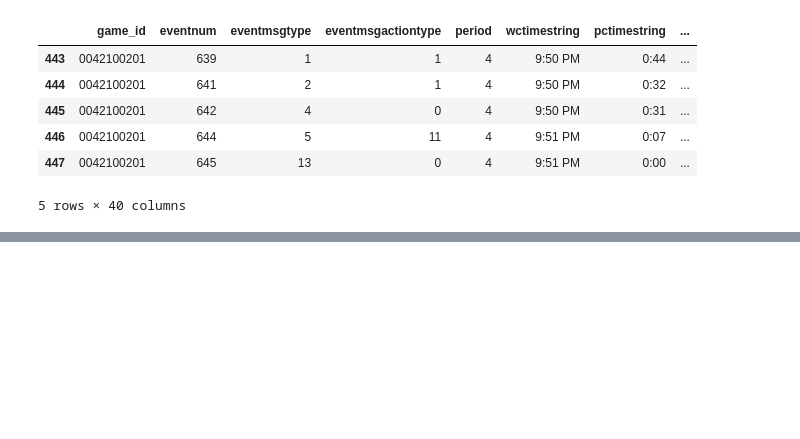
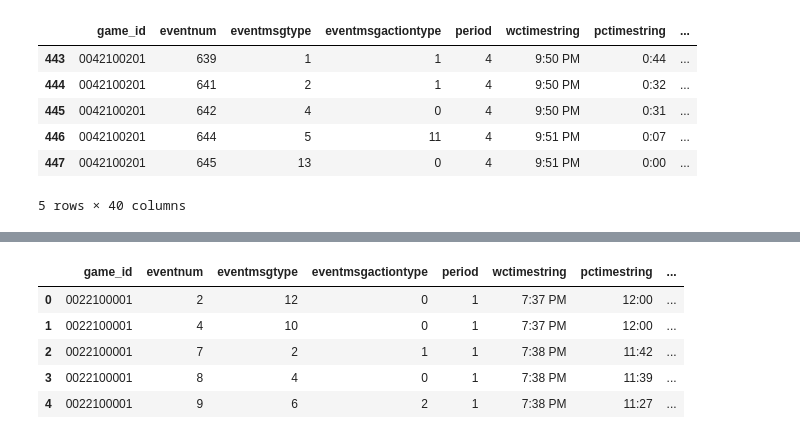
Before and after one commit to RohanChat/nba-mvp, a Jupyter notebook: models/model1/preprocessing.ipynb, the cells around one changed output, grey strips where cells are left out. Saved outputs shown, nothing was run; the diff lists cells and outputs as text; code cells hidden in the pictures; blank space fills up the shorter version.

```diff
--- a/models/model1/preprocessing.ipynb
+++ b/models/model1/preprocessing.ipynb
@@ -305,0 +322,18 @@ KeyboardInterrupt:
+# %%
+# pull all of the game_ids from ../../data/nba_csv/pbp/pbpYEAR.csv
+pbp = pd.read_csv("../../data/nba_csv/pbp/pbp2022.csv")
+unique_game_ids = pbp['gameid'].unique()
+total_games = len(unique_game_ids)
+all_chunked_pbp = []
+
+# chunk and add scores for all data in the pbp for the given year
+for i, game_id in enumerate(unique_game_ids):
+    # Manual progress tracking with clear output
+    print(f"Processing game {i+1}/{total_games}: {game_id}", end="\r")
+    sys.stdout.flush()
+
+    chunked_pbp = get_play_by_play_in_chunks(game_id)
+    chunked_pbp_scores = add_scores_to_pbp(chunked_pbp)
+    all_chunked_pbp.append(chunked_pbp_scores)
+
+print("\nProcessing complete!                ")  # Clear the progress line
@@ -305,0 +343,66 @@ KeyboardInterrupt:
+# %%
+import sys
+
+# First, check if we have game IDs
+pbp = pd.read_csv("../../data/nba_csv/pbp/pbp2022.csv")
+unique_game_ids = pbp['gameid'].unique()
+print(f"Found {len(unique_game_ids)} unique game IDs")
+
+
+# Format the game IDs by adding "00" prefix to each ID
+unique_game_ids = ["00" + str(game_id) for game_id in unique_game_ids]
+print(f"Modified first game ID: {unique_game_ids[0]} (original format was without '00' prefix)")
+total_games = len(unique_game_ids)
+successful_games = 0
+failed_games = 0
+failed_ids = []
+all_chunked_pbp = []
+
+for i, game_id in enumerate(unique_game_ids):
+    print(f"Processing game {i+1}/{total_games}: {game_id}", end="\r")
+    sys.stdout.flush()
+
+    try:
+        # Get the chunked play by play data
+        chunked_pbp = get_play_by_play_in_chunks(game_id)
+
+        # Check if we got a DataFrame back
+        if isinstance(chunked_pbp, pd.DataFrame):
+            print(f"\nGame {game_id}: Got DataFrame with {len(chunked_pbp)} rows")
+
+            # Try to add scores
+            try:
+                chunked_pbp_scores = add_scores_to_pbp(chunked_pbp)
+                print(f"Added scores successfully. Result has {len(chunked_pbp_scores)} rows")
+                all_chunked_pbp.append(chunked_pbp_scores)
+                successful_games += 1
+            except Exception as e:
+                print(f"\nError adding scores for game {game_id}: {str(e)}")
+                failed_games += 1
+        else:
+            print(f"\nGame {game_id}: Not a DataFrame - got {type(chunked_pbp)}")
+            print(f"Value: {chunked_pbp}")
+            failed_ids.append(game_id)
+            failed_games += 1
+    except Exception as e:
+        print(f"\nError processing game {game_id}: {str(e)}")
+        failed_games += 1
+
+# Print summary
+print(f"\nProcessing complete! Successful: {successful_games}, Failed: {failed_games}")
+
+# Check if we have data
+if all_chunked_pbp:
+    # Combine all DataFrames into a single DataFrame
+    combined_pbp = pd.concat(all_chunked_pbp)
+    print(f"Combined data has {len(combined_pbp)} rows")
+
+    # Save the data to a csv file
+    combined_pbp.to_csv("chunked_pbp_with_scores.csv", index=False)
+
+    # Print sample data
+    display(combined_pbp.head())
+    display(combined_pbp.tail())
+else:
+    print("No data was processed successfully. Check the errors above.")
+# %% [output]
@@ -305,0 +426,6 @@ KeyboardInterrupt:
+|  | game_id | eventnum | eventmsgtype | eventmsgactiontype | period | wctimestring | pctimestring | ... |
+| 0 | 0022100001 | 2 | 12 | 0 | 1 | 7:37 PM | 12:00 | ... |
+| 1 | 0022100001 | 4 | 10 | 0 | 1 | 7:37 PM | 12:00 | ... |
+| 2 | 0022100001 | 7 | 2 | 1 | 1 | 7:38 PM | 11:42 | ... |
+| 3 | 0022100001 | 8 | 4 | 0 | 1 | 7:38 PM | 11:39 | ... |
+| 4 | 0022100001 | 9 | 6 | 2 | 1 | 7:38 PM | 11:27 | ... |
```
Also changed, not shown: parts of 13 cells of this notebook, 1 other file.
